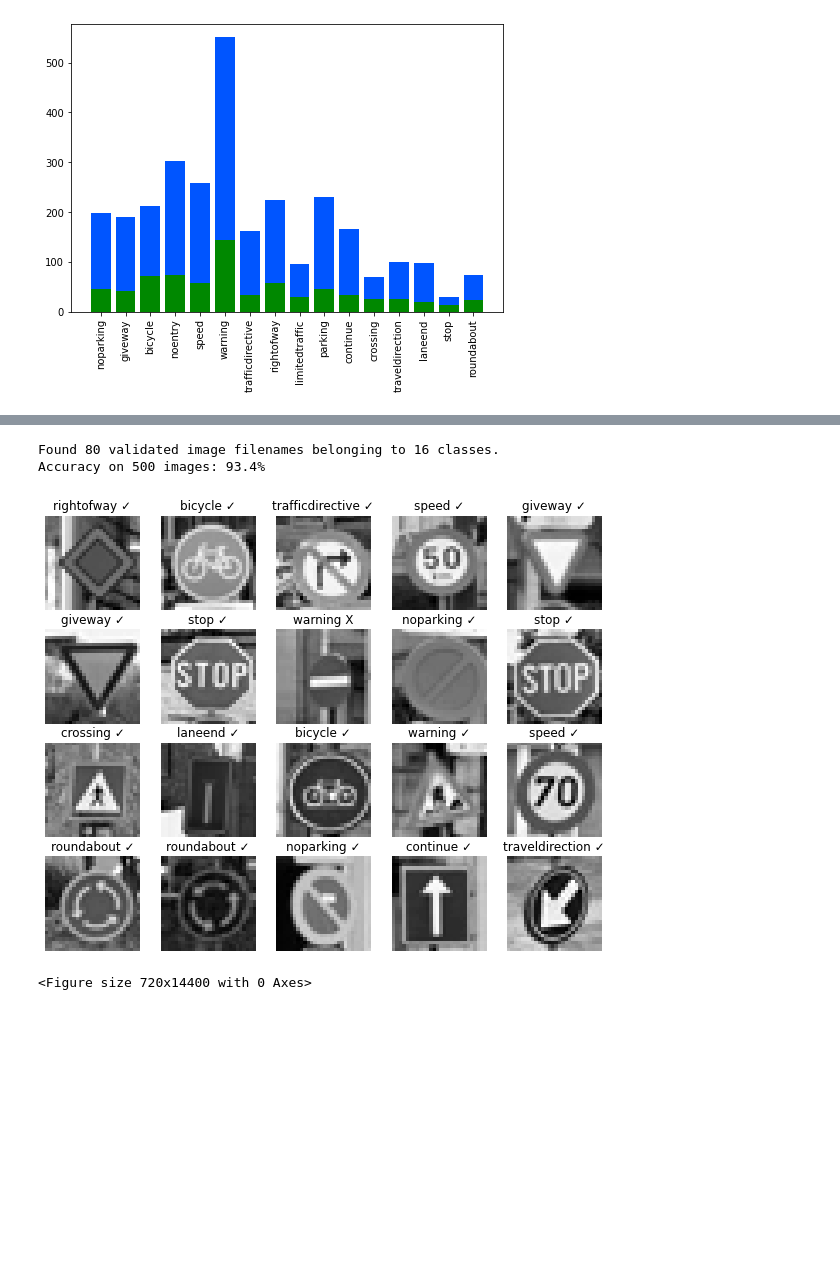
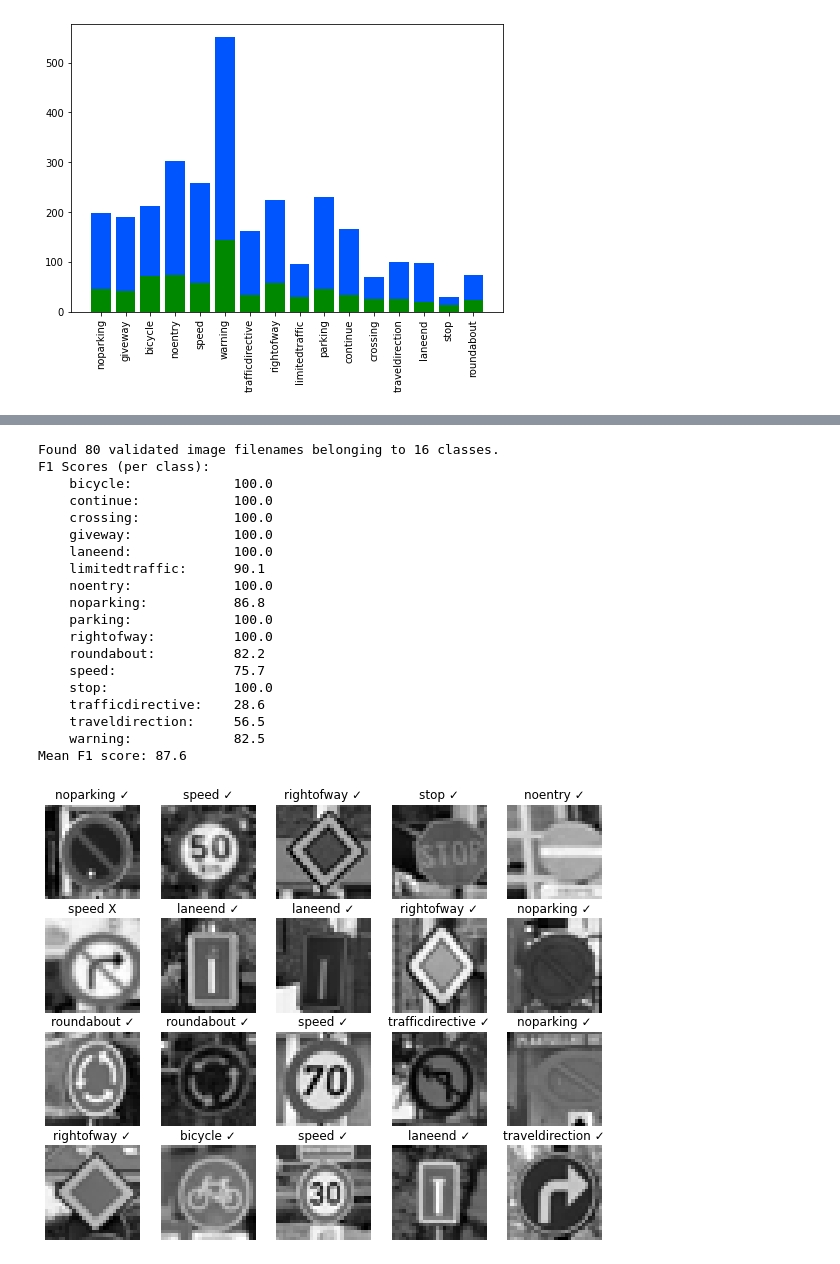
Before and after one commit to Ethan-Rayner/RoadSignClassification, a Jupyter notebook: dan_merge.ipynb, the cells around one changed output, grey strips where cells are left out. Saved outputs shown, nothing was run; the diff lists cells and outputs as text; code cells hidden in the pictures; blank space fills up the shorter version.

Commit message:
f1 scores

```diff
--- a/dan_merge.ipynb
+++ b/dan_merge.ipynb
@@ -52,18 +52,46 @@ Found 740 validated image filenames belonging to 16 classes.
 # %%
-NUM_TO_TEST_VISUALLY = 20
-NUM_TO_TEST_ACCURACY = 500
+NUM_TO_VISUALIZE = 20
+NUM_TO_SCORE = 500
 IMAGES_FILE = "test-images.csv"
 
+import numpy as np
 from models.test import create_test_generator
 from models.test import show_visual_results
-from models.test import score_accuracy
+# from models.test import score_accuracy
+from models.test import score_f1
 
 vgg_test_images = create_test_generator(IMAGES_FILE, CLASS_COLUMN, IMAGE_SIZE, 1)
-show_visual_results(vgg_model, vgg_test_images, NUM_TO_TEST_VISUALLY)
-vgg_test_accuracy = score_accuracy(vgg_model, vgg_test_images, NUM_TO_TEST_ACCURACY)
-print("Accuracy on {} images: {:.1f}%".format(NUM_TO_TEST_ACCURACY, vgg_test_accuracy * 100))
+show_visual_results(vgg_model, vgg_test_images, NUM_TO_VISUALIZE)
+
+# vgg_test_accuracy = score_accuracy(vgg_model, vgg_test_images, NUM_TO_SCORE)
+# print("Accuracy on {} images: {:.1f}%".format(NUM_TO_SCORE, vgg_test_accuracy * 100))
+
+f1_scores = score_f1(vgg_model, vgg_test_images, NUM_TO_SCORE)
+print("F1 Scores (per class):")
+for k in f1_scores:
+    v = f1_scores[k]
+    print("    {:<20} {:.1f}".format(k + ":", v * 100))
+
+f1_scores_vals = [f1_scores[k] for k in f1_scores]
+print("Mean F1 score: {:.1f}".format(np.mean(f1_scores_vals) * 100))
 # %% [output]
 Found 80 validated image filenames belonging to 16 classes.
-Accuracy on 500 images: 93.4%
+F1 Scores (per class):
+    bicycle:             100.0
+    continue:            100.0
+    crossing:            100.0
+    giveway:             100.0
+    laneend:             100.0
+    limitedtraffic:      90.1
+    noentry:             100.0
+    noparking:           86.8
+    parking:             100.0
+    rightofway:          100.0
+    roundabout:          82.2
+    speed:               75.7
+    stop:                100.0
+    trafficdirective:    28.6
+    traveldirection:     56.5
+    warning:             82.5
+Mean F1 score: 87.6
-[figure, old version]
+[figure, new version]
-<Figure size 720x14400 with 0 Axes>
```
Also changed, not shown: parts of 1 cell of this notebook, 3 other files.
